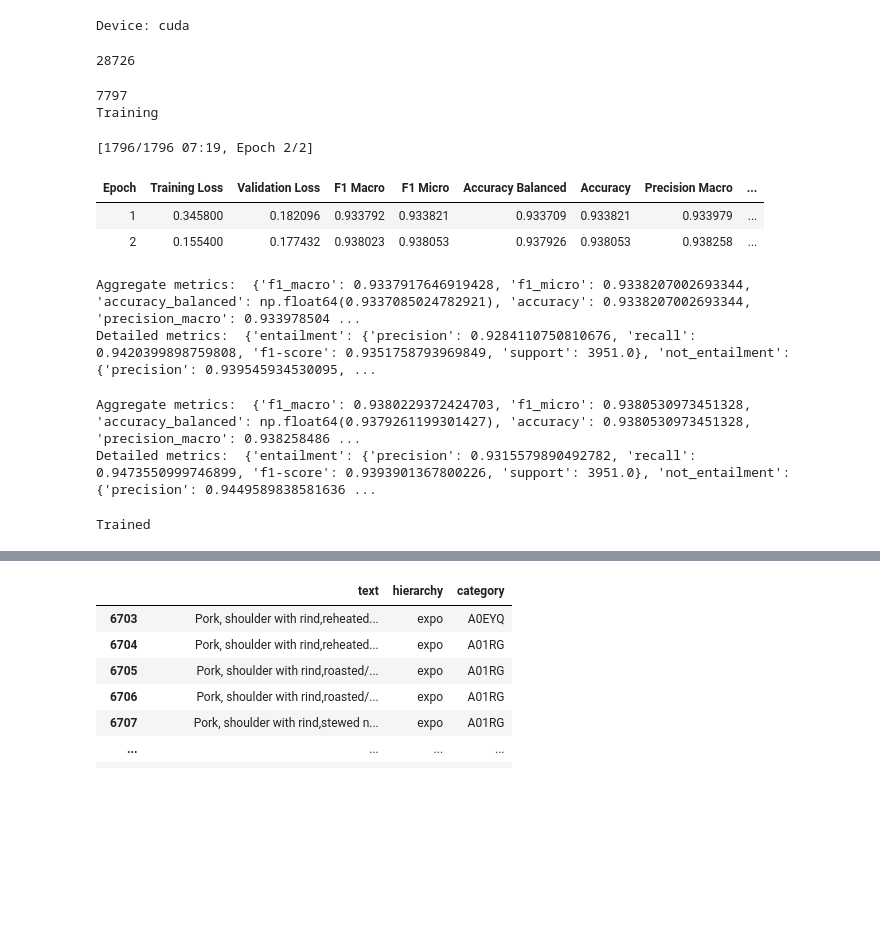
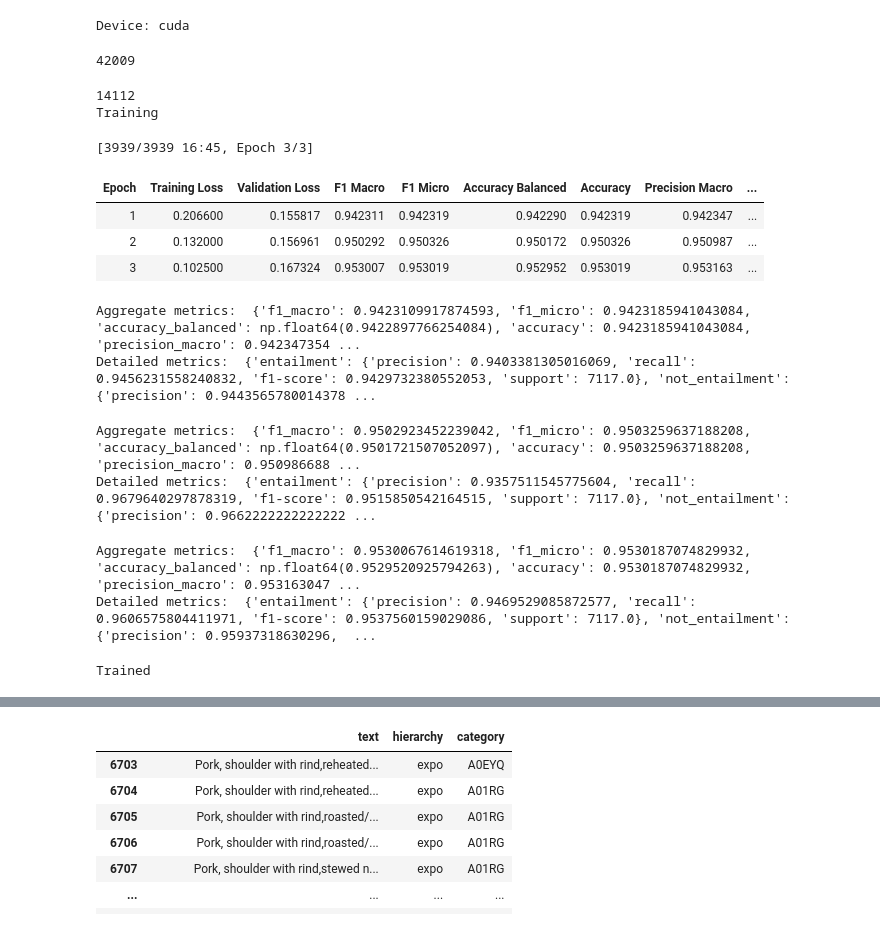
Before and after one commit to Epiconcept-Paris/roast-beef-and-croissants, a Jupyter notebook: 02. Train.ipynb, the cells around one changed output, grey strips where cells are left out. Saved outputs shown, nothing was run; the diff lists cells and outputs as text; code cells hidden in the pictures; blank space fills up the shorter version.

Commit message:
Performance improvement with extra training data

```diff
--- a/02. Train.ipynb
+++ b/02. Train.ipynb
@@ -73,7 +73,7 @@ def main():
         per_device_eval_batch_size=eval_batch,
         gradient_accumulation_steps=gradient_accumulation_steps,  # (!adapt/halve batch size accordingly). accumulates gradients over X steps, only then backward/update. decreases memory usage, but also slightly speed
         #eval_accumulation_steps=2,
-        num_train_epochs=2,
+        num_train_epochs=3,
         #max_steps=400,
         #warmup_steps=0,  # 1000,
         warmup_ratio=0.06,  #0.1, 0.06
@@ -191,45 +191,48 @@ def get_training_formatted(mode):
         parents =  {a:b for a,b in terms[terms.hierarchyCode == hCode][["termCode", "parentCode"]].values}
         descs = {a:b for a,b in terms[terms.hierarchyCode == hCode][["termCode", "termExtendedName"]].values}
         for i in range(0, len(dfs)):
             current = {(text, code):(desc, label) for code,text,desc, label in dfs[i][["category", "text", "termExtendedName", "labels"]].values}
             labels = [0, 1] #start with 0 positive and then 1 negative
             for lab in labels:
                 l = 0
                 while l < len(current):
                     l = len(current)
                     toadd = {(text, parents[code]): (descs[parents[code]], label) for (text, code), (desc, label) in current.items() if parents[code] != "root" and label == lab and (text, parents[code]) not in current }
                     #print (lab, len(train), len(toadd))
                     current = {**current, **toadd}
             dfs[i] =  pd.DataFrame([{"text":text,"termExtendedName":desc, "labels":label } for (text, code),(desc, label) in current.items()]).drop_duplicates()
             dfs[i] = dfs[i].rename(columns = {"termExtendedName": "hypothesis"})
             dfs[i]["hypothesis"] = "This food is a: "+ dfs[i]["hypothesis"].map(str)
             dfs[i]["task_name"] = "food classification"
             # balancing classes
 
 
     cols = ["text", "hypothesis", "labels", "task_name"]
     #limiyting class umbalance
-    tr = dfs[0].drop_duplicates().groupby(["hypothesis", "labels"]).head(20)[cols]
-    te = dfs[1].drop_duplicates().groupby(["hypothesis", "labels"]).head(4)[cols]
+    tr = dfs[0].drop_duplicates().groupby(["hypothesis", "labels"]).head(40)[cols]
+    te = dfs[1].drop_duplicates().groupby(["hypothesis", "labels"]).head(10)[cols]
     tr.to_csv(f"data/training-{mode}.csv")
     te.to_csv(f"data/validate-{mode}.csv")
     return tr,te
 
 main()
 # %% [output]
 Device: cuda
-28726
+42009
-7797
+14112
 Training
-[1796/1796 07:19, Epoch 2/2]
+[3939/3939 16:45, Epoch 3/3]
 | Epoch | Training Loss | Validation Loss | F1 Macro | F1 Micro | Accuracy Balanced | Accuracy | Precision Macro | ... |
-| 1 | 0.345800 | 0.182096 | 0.933792 | 0.933821 | 0.933709 | 0.933821 | 0.933979 | ... |
-| 2 | 0.155400 | 0.177432 | 0.938023 | 0.938053 | 0.937926 | 0.938053 | 0.938258 | ... |
+| 1 | 0.206600 | 0.155817 | 0.942311 | 0.942319 | 0.942290 | 0.942319 | 0.942347 | ... |
+| 2 | 0.132000 | 0.156961 | 0.950292 | 0.950326 | 0.950172 | 0.950326 | 0.950987 | ... |
+| 3 | 0.102500 | 0.167324 | 0.953007 | 0.953019 | 0.952952 | 0.953019 | 0.953163 | ... |
-Aggregate metrics:  {'f1_macro': 0.9337917646919428, 'f1_micro': 0.9338207002693344, 'accuracy_balanced': np.float64(0.9337085024782921), 'accuracy': 0.9338207002693344, 'precision_macro': 0.933978504 ...
-Detailed metrics:  {'entailment': {'precision': 0.9284110750810676, 'recall': 0.9420399898759808, 'f1-score': 0.9351758793969849, 'support': 3951.0}, 'not_entailment': {'precision': 0.939545934530095, ...
+Aggregate metrics:  {'f1_macro': 0.9423109917874593, 'f1_micro': 0.9423185941043084, 'accuracy_balanced': np.float64(0.9422897766254084), 'accuracy': 0.9423185941043084, 'precision_macro': 0.942347354 ...
+Detailed metrics:  {'entailment': {'precision': 0.9403381305016069, 'recall': 0.9456231558240832, 'f1-score': 0.9429732380552053, 'support': 7117.0}, 'not_entailment': {'precision': 0.9443565780014378 ...
-Aggregate metrics:  {'f1_macro': 0.9380229372424703, 'f1_micro': 0.9380530973451328, 'accuracy_balanced': np.float64(0.9379261199301427), 'accuracy': 0.9380530973451328, 'precision_macro': 0.938258486 ...
-Detailed metrics:  {'entailment': {'precision': 0.9315579890492782, 'recall': 0.9473550999746899, 'f1-score': 0.9393901367800226, 'support': 3951.0}, 'not_entailment': {'precision': 0.9449589838581636 ...
+Aggregate metrics:  {'f1_macro': 0.9502923452239042, 'f1_micro': 0.9503259637188208, 'accuracy_balanced': np.float64(0.9501721507052097), 'accuracy': 0.9503259637188208, 'precision_macro': 0.950986688 ...
+Detailed metrics:  {'entailment': {'precision': 0.9357511545775604, 'recall': 0.9679640297878319, 'f1-score': 0.9515850542164515, 'support': 7117.0}, 'not_entailment': {'precision': 0.9662222222222222 ...
-Trained
+Aggregate metrics:  {'f1_macro': 0.9530067614619318, 'f1_micro': 0.9530187074829932, 'accuracy_balanced': np.float64(0.9529520925794263), 'accuracy': 0.9530187074829932, 'precision_macro': 0.953163047 ...
+Detailed metrics:  {'entailment': {'precision': 0.9469529085872577, 'recall': 0.9606575804411971, 'f1-score': 0.9537560159029086, 'support': 7117.0}, 'not_entailment': {'precision': 0.95937318630296,  ...
+Trained
 # %%
 #from datasets import load_dataset
 #ds = load_dataset("MoritzLaurer/dataset_train_nli")["train"]
```
Also changed, not shown: 2 other files.
